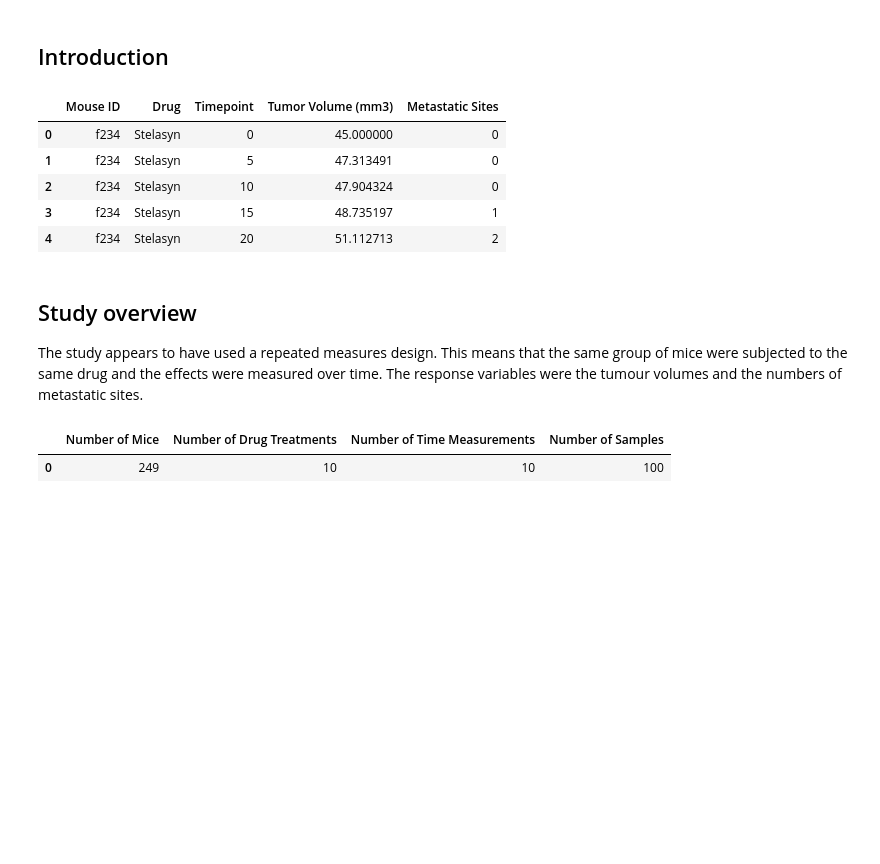
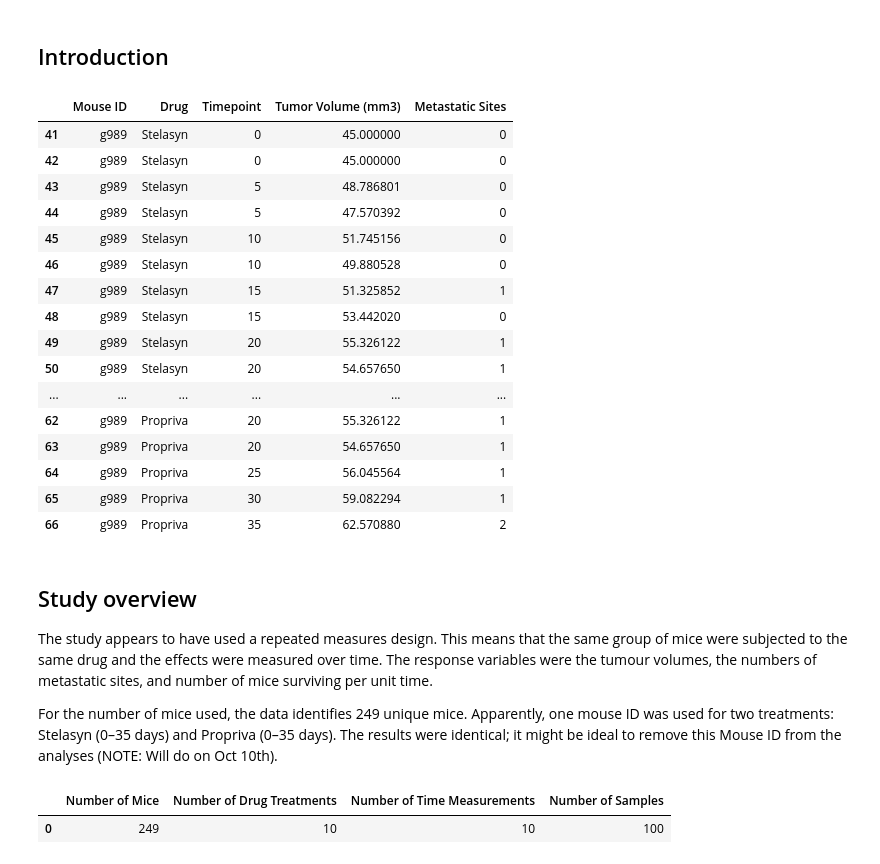
Before and after one commit to rochiecuevas/Pymaceuticals, a Jupyter notebook: pymaceuticals_starter.ipynb, the cells around one changed output. Saved outputs shown, nothing was run; the diff lists cells and outputs as text; code cells hidden in the pictures; blank space fills up the shorter version.

```diff
--- a/pymaceuticals_starter.ipynb
+++ b/pymaceuticals_starter.ipynb
@@ -3,39 +3,54 @@
 # %%
 # Dependencies and Setup
 %matplotlib inline
 import matplotlib.pyplot as plt
 import pandas as pd
 import numpy as np
 import statsmodels.api as sm
 import statsmodels.formula.api as smf
 
 # Hide warning messages in notebook
 import warnings
 warnings.filterwarnings('ignore')
 
 # Load csv
 mouse_drug_data_to_load = "mouse_drug_data.csv"
 clinical_trial_data_to_load = "clinicaltrial_data.csv"
 
 # Read the Mouse and Drug Data and the Clinical Trial Data
 mouse_df = pd.read_csv(mouse_drug_data_to_load)
 trial_df = pd.read_csv(clinical_trial_data_to_load)
 
 # Combine the data into a single dataset (mt = mouse trial)
 mt_df = pd.merge(mouse_df, trial_df, on = "Mouse ID")
 
 # Display the data table for preview
 mt_df.head()
+
+mt_df.loc[mt_df["Mouse ID"] == "g989"]
 # %% [output]
 |  | Mouse ID | Drug | Timepoint | Tumor Volume (mm3) | Metastatic Sites |
-| 0 | f234 | Stelasyn | 0 | 45.000000 | 0 |
-| 1 | f234 | Stelasyn | 5 | 47.313491 | 0 |
-| 2 | f234 | Stelasyn | 10 | 47.904324 | 0 |
-| 3 | f234 | Stelasyn | 15 | 48.735197 | 1 |
-| 4 | f234 | Stelasyn | 20 | 51.112713 | 2 |
+| 41 | g989 | Stelasyn | 0 | 45.000000 | 0 |
+| 42 | g989 | Stelasyn | 0 | 45.000000 | 0 |
+| 43 | g989 | Stelasyn | 5 | 48.786801 | 0 |
+| 44 | g989 | Stelasyn | 5 | 47.570392 | 0 |
+| 45 | g989 | Stelasyn | 10 | 51.745156 | 0 |
+| 46 | g989 | Stelasyn | 10 | 49.880528 | 0 |
+| 47 | g989 | Stelasyn | 15 | 51.325852 | 1 |
+| 48 | g989 | Stelasyn | 15 | 53.442020 | 0 |
+| 49 | g989 | Stelasyn | 20 | 55.326122 | 1 |
+| 50 | g989 | Stelasyn | 20 | 54.657650 | 1 |
+| ... | ... | ... | ... | ... | ... |
+| 62 | g989 | Propriva | 20 | 55.326122 | 1 |
+| 63 | g989 | Propriva | 20 | 54.657650 | 1 |
+| 64 | g989 | Propriva | 25 | 56.045564 | 1 |
+| 65 | g989 | Propriva | 30 | 59.082294 | 1 |
+| 66 | g989 | Propriva | 35 | 62.570880 | 2 |
 # %% [markdown]
 ## Study overview
-The study appears to have used a repeated measures design. This means that the same group of mice were subjected to the same drug and the effects were measured over time. The response variables were the tumour volumes and the numbers of metastatic sites.
+The study appears to have used a repeated measures design. This means that the same group of mice were subjected to the same drug and the effects were measured over time. The response variables were the tumour volumes, the numbers of metastatic sites, and number of mice surviving per unit time.
+
+For the number of mice used, the data identifies 249 unique mice. Apparently, one mouse ID was used for two treatments: Stelasyn (0–35 days) and Propriva (0–35 days). The results were identical; it might be ideal to remove this Mouse ID from the analyses (NOTE: Will do on Oct 10th).
 # %%
 # list of subjects and treatments
 mouse = mt_df["Mouse ID"].unique()
```
Also changed, not shown: parts of 12 cells of this notebook.
